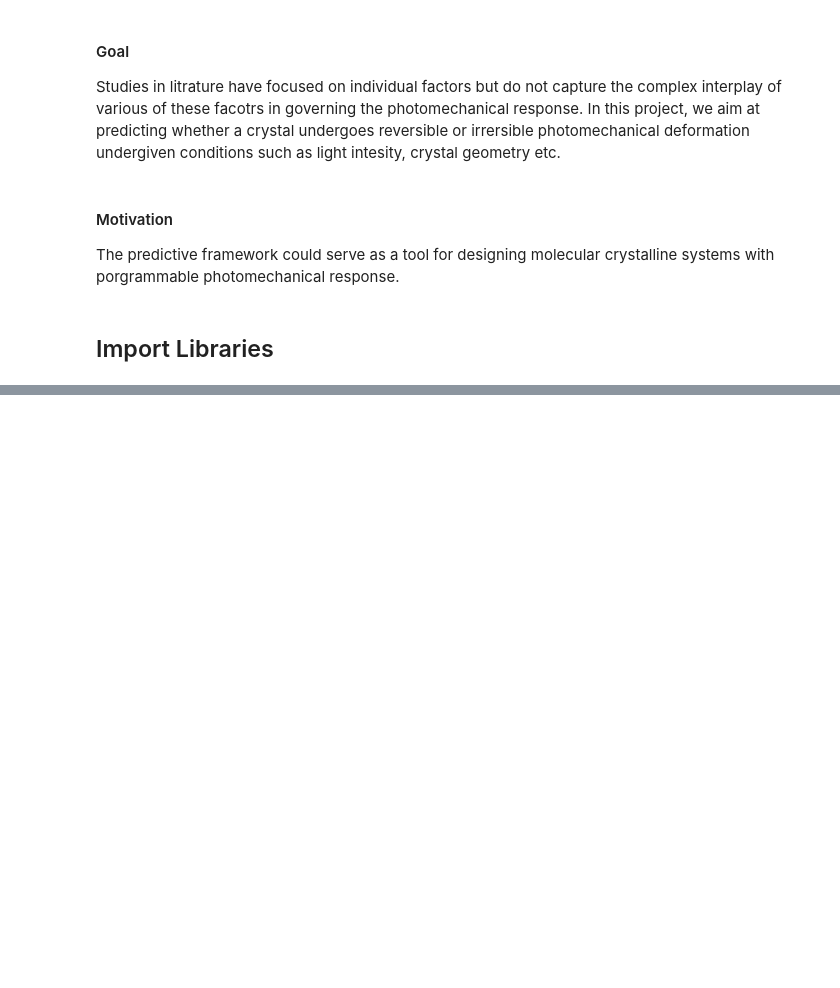
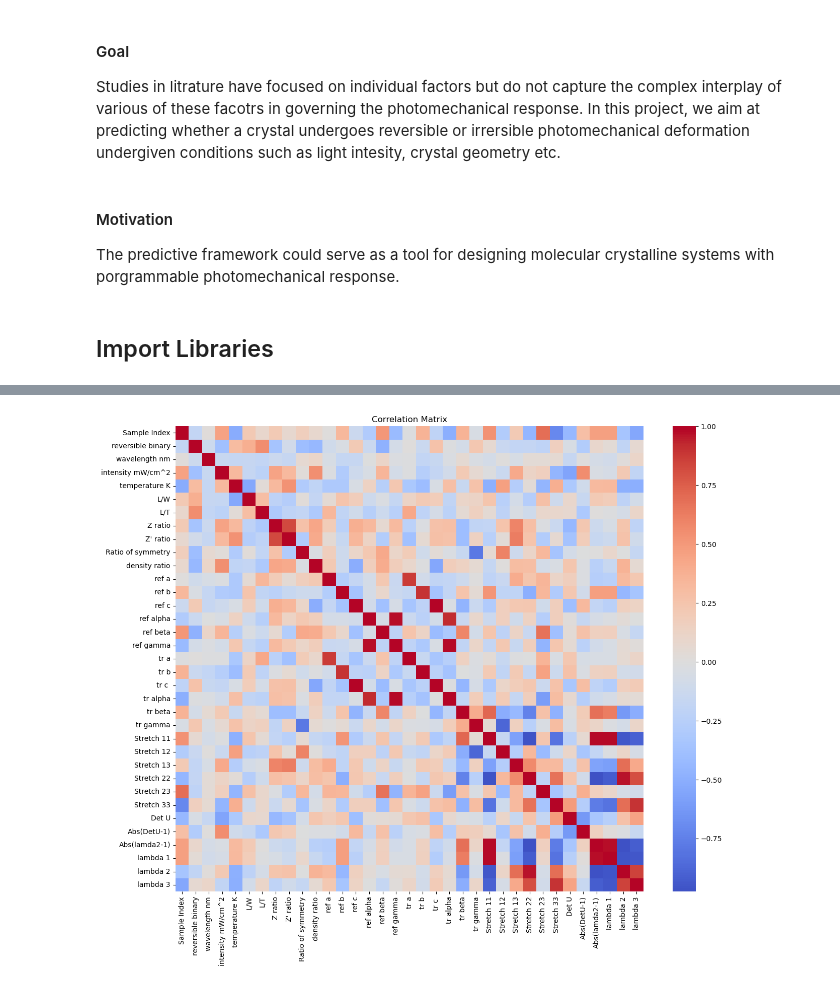
Before and after one commit to devesh-tiwari/ml4ms-finalproject, a Jupyter notebook: devesh-maya-final-project.ipynb, the cells around one changed output, grey strips where cells are left out. Drawn from its saved outputs; the diff is of its cells as text; code cells hidden in the pictures; blank space fills up the shorter version.

```diff
--- a/devesh-maya-final-project.ipynb
+++ b/devesh-maya-final-project.ipynb
@@ -22,0 +195,17 @@ import numpy as np
+# %%
+# Understand the correlation between the features
+# Correlation with the target class can give an intutition before training any data
+corr = data[numeric_cols].corr()
+
+plt.figure(figsize=(15,12))
+
+sns.heatmap(
+    corr,
+    cmap='coolwarm',
+    center=0
+)
+
+plt.title("Correlation Matrix")
+plt.show()
+# %% [output]
+[figure, added]
```
Also changed, not shown: parts of 33 cells of this notebook.
